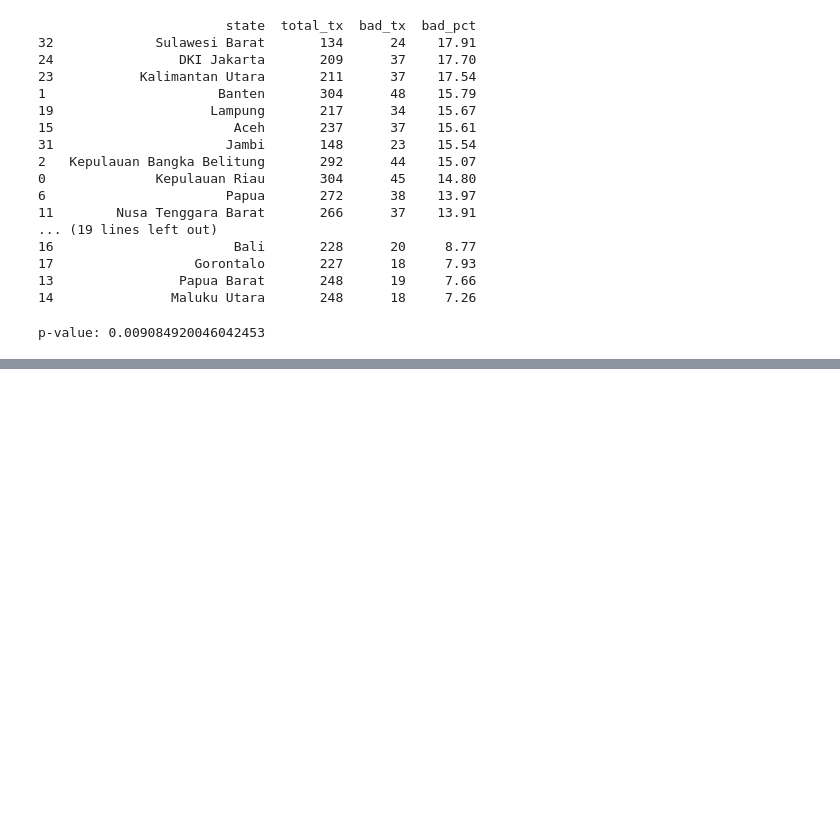
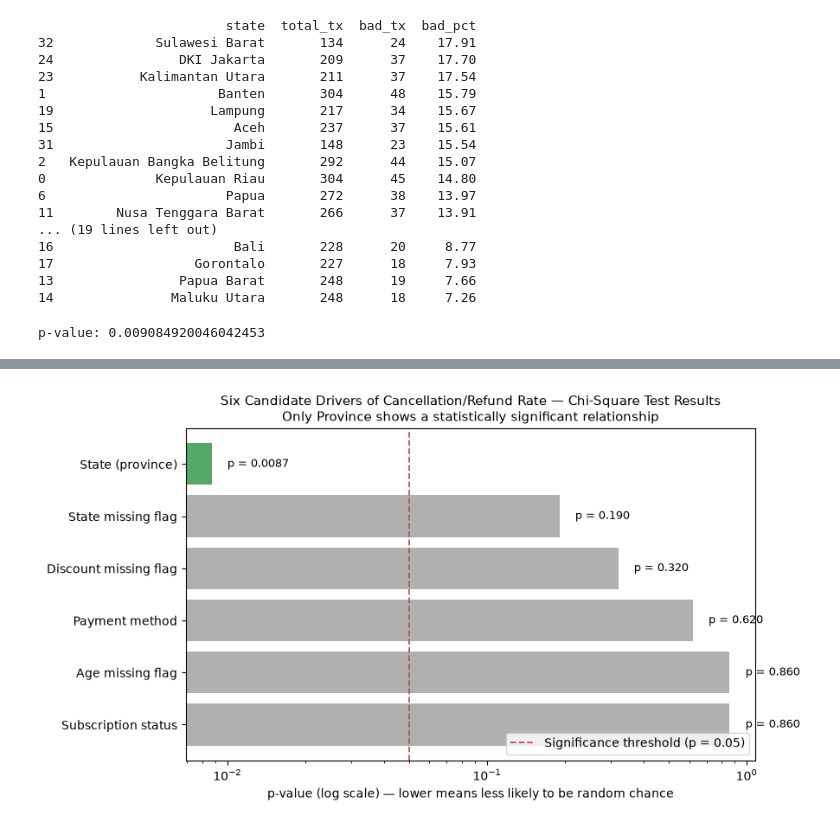
Before and after one commit to AkhileshKotwal/Ecommerce_cancellation_analysis, a Jupyter notebook: Ecommerce_cancellation_analysis.ipynb, the cells around one changed output, grey strips where cells are left out. Saved outputs shown, nothing was run; the diff lists cells and outputs as text; code cells hidden in the pictures; blank space fills up the shorter version.

```diff
--- a/Ecommerce_cancellation_analysis.ipynb
+++ b/Ecommerce_cancellation_analysis.ipynb
@@ -240,0 +356,35 @@ p-value: 0.009084920046042453
+# %%
+tests = [
+    ("State (province)", 0.0087, True),
+    ("State missing flag", 0.19, False),
+    ("Discount missing flag", 0.32, False),
+    ("Payment method", 0.62, False),
+    ("Age missing flag", 0.86, False),
+    ("Subscription status", 0.86, False),
+]
+
+labels = [t[0] for t in tests]
+pvalues = [t[1] for t in tests]
+significant = [t[2] for t in tests]
+colors = ['#55A868' if sig else '#B0B0B0' for sig in significant]  # green = significant, gray = not
+
+fig, ax = plt.subplots(figsize=(9, 5))
+bars = ax.barh(labels, pvalues, color=colors)
+ax.axvline(0.05, color='#C44E52', linestyle='--', linewidth=1.3, label='Significance threshold (p = 0.05)')
+ax.set_xscale('log')  # p-values span 0.0087 to 0.86 -- log scale keeps small values readable
+ax.set_xlabel('p-value (log scale) — lower means less likely to be random chance')
+ax.set_title('Six Candidate Drivers of Cancellation/Refund Rate — Chi-Square Test Results\nOnly Province shows a statistically significant relationship', fontsize=11)
+ax.invert_yaxis()  # most significant test at top
+
+# annotate each bar with its exact p-value
+for bar, p in zip(bars, pvalues):
+    ax.text(bar.get_width()*1.15, bar.get_y() + bar.get_height()/2,
+             f"p = {p:.3f}" if p >= 0.01 else f"p = {p:.4f}",
+             va='center', fontsize=9)
+
+ax.legend(loc='lower right')
+plt.tight_layout()
+plt.savefig('charts/07_significance_summary.png', dpi=110)
+plt.show()
+# %% [output]
+[figure, added]
```
Also changed, not shown: parts of 19 cells of this notebook, 6 other files.
